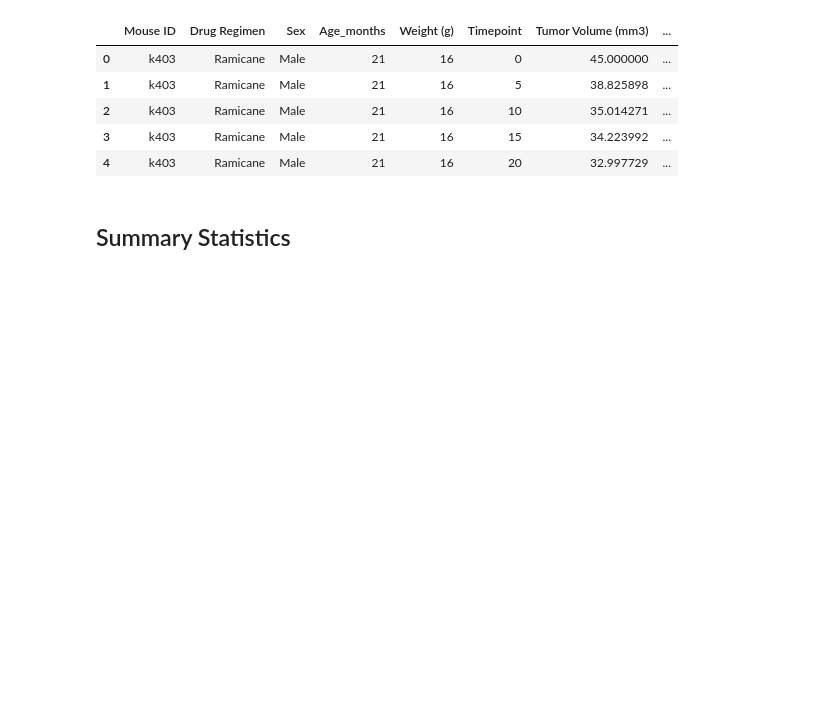
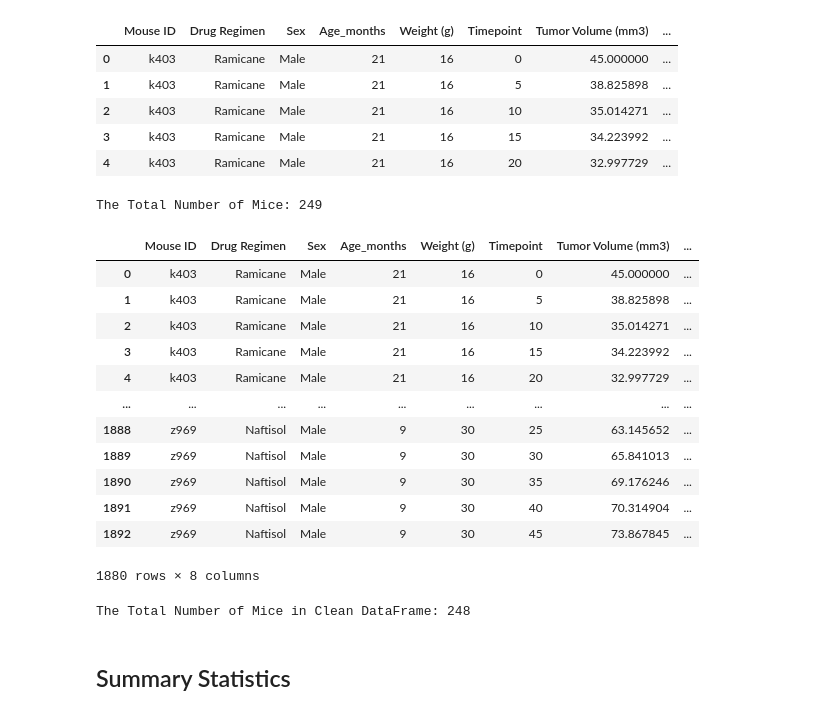
Before and after one commit to 86burke/matplotlib_challenge, a Jupyter notebook: Instructions/Pymaceuticals/pymaceuticals_starter.ipynb, the cells around one changed output. Saved outputs shown, nothing was run; the diff lists cells and outputs as text; code cells hidden in the pictures; blank space fills up the shorter version.

```diff
--- a/Instructions/Pymaceuticals/pymaceuticals_starter.ipynb
+++ b/Instructions/Pymaceuticals/pymaceuticals_starter.ipynb
@@ -34,11 +32,40 @@ combined.head()
+# %%
+# Checking the number of mice.
+total_mice = combined['Mouse ID'].value_counts()
+num_of_mice = len(total_mice)
+print(f"The Total Number of Mice: {num_of_mice}")
+# %% [output]
+The Total Number of Mice: 249
 # %%
 # Getting the duplicate mice by ID number that shows up for Mouse ID and Timepoint.
+duplicates = combined.loc[combined.duplicated(subset = ['Mouse ID','Timepoint']),'Mouse ID'].unique()
 # %%
 # Optional: Get all the data for the duplicate mouse ID.
 # %%
 # Create a clean DataFrame by dropping the duplicate mouse by its ID.
+clean_df = combined[combined['Mouse ID'].isin(duplicates)==False]
+clean_df
+# %% [output]
+|  | Mouse ID | Drug Regimen | Sex | Age_months | Weight (g) | Timepoint | Tumor Volume (mm3) | ... |
+| 0 | k403 | Ramicane | Male | 21 | 16 | 0 | 45.000000 | ... |
+| 1 | k403 | Ramicane | Male | 21 | 16 | 5 | 38.825898 | ... |
+| 2 | k403 | Ramicane | Male | 21 | 16 | 10 | 35.014271 | ... |
+| 3 | k403 | Ramicane | Male | 21 | 16 | 15 | 34.223992 | ... |
+| 4 | k403 | Ramicane | Male | 21 | 16 | 20 | 32.997729 | ... |
+| ... | ... | ... | ... | ... | ... | ... | ... | ... |
+| 1888 | z969 | Naftisol | Male | 9 | 30 | 25 | 63.145652 | ... |
+| 1889 | z969 | Naftisol | Male | 9 | 30 | 30 | 65.841013 | ... |
+| 1890 | z969 | Naftisol | Male | 9 | 30 | 35 | 69.176246 | ... |
+| 1891 | z969 | Naftisol | Male | 9 | 30 | 40 | 70.314904 | ... |
+| 1892 | z969 | Naftisol | Male | 9 | 30 | 45 | 73.867845 | ... |
+1880 rows × 8 columns
 # %%
 # Checking the number of mice in the clean DataFrame.
+total_clean = clean_df['Mouse ID'].value_counts()
+num_of_clean = len(total_clean)
+print(f"The Total Number of Mice in Clean DataFrame: {num_of_clean}")
+# %% [output]
+The Total Number of Mice in Clean DataFrame: 248
 # %% [markdown]
 ## Summary Statistics
 # %%
```
Also changed, not shown: parts of 7 cells of this notebook.
